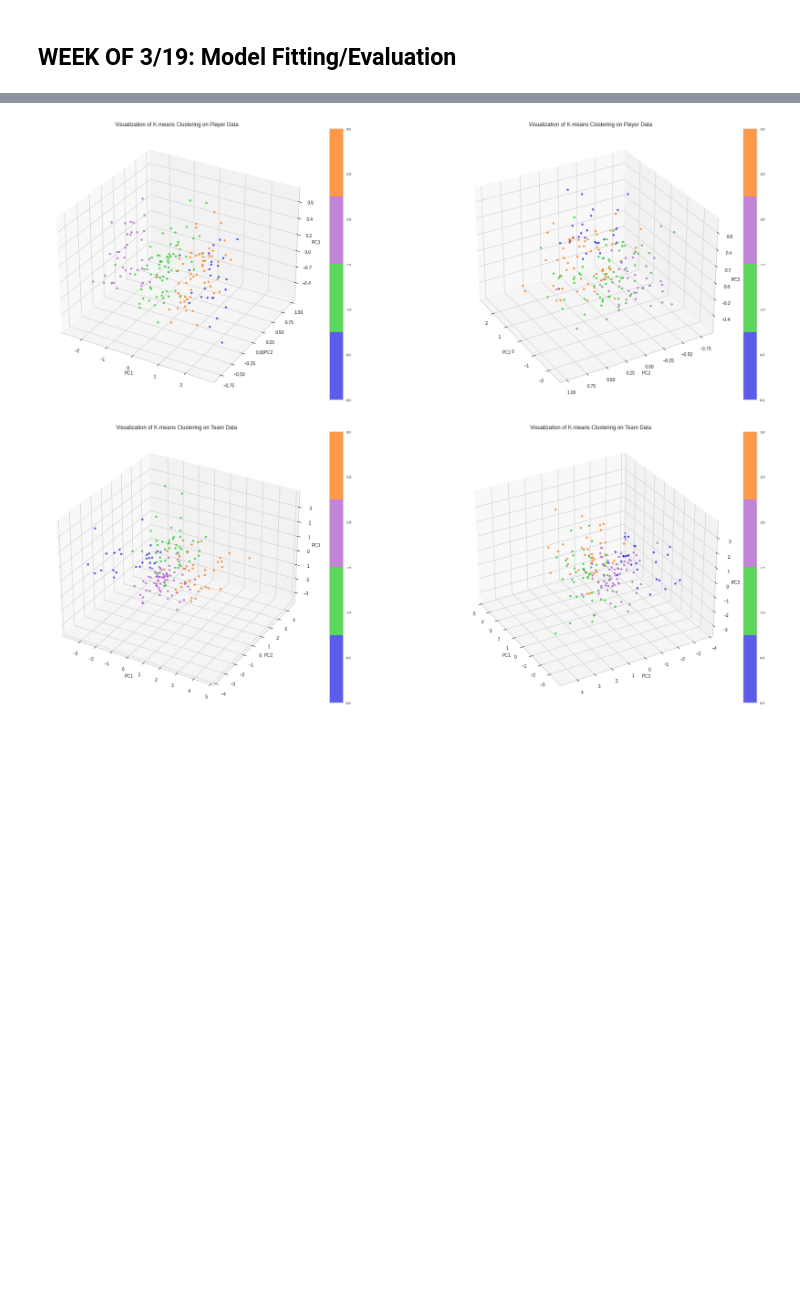
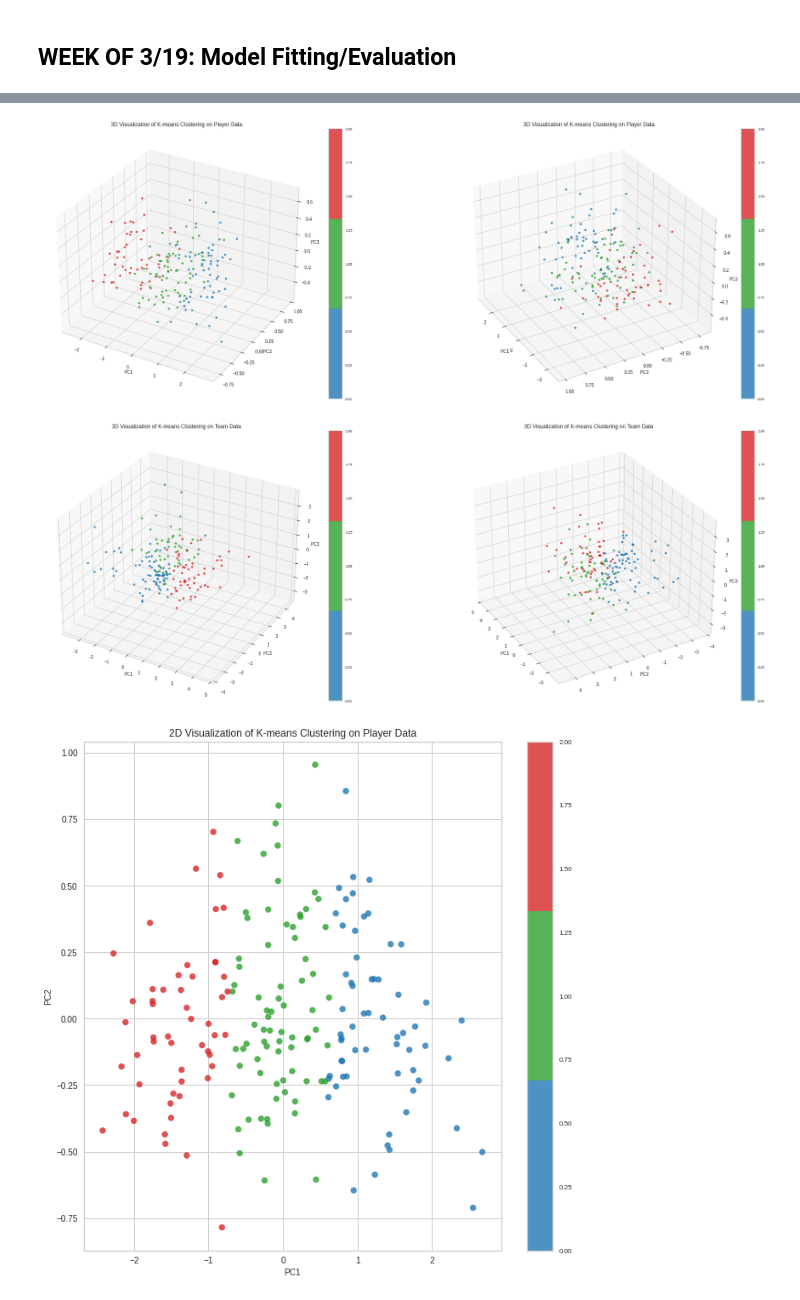
Before and after one commit to Danielpark1239/Spring_2023_IW, a Jupyter notebook: COS398_IW.ipynb, the cells around one changed output, grey strips where cells are left out. Saved outputs shown, nothing was run; the diff lists cells and outputs as text; code cells hidden in the pictures; blank space fills up the shorter version.

```diff
--- a/COS398_IW.ipynb
+++ b/COS398_IW.ipynb
@@ -686,60 +929,89 @@ ax1 = fig.add_subplot(1, 2, 1, projection='3d')
 ax2 = fig.add_subplot(1, 2, 2, projection='3d')
 axs = [ax1, ax2]
 
-# create a custom colormap with four distinct colors
-colors = [(0.2, 0.2, 0.9), (0.2, 0.8, 0.2), (0.7, 0.4, 0.8), (1.0, 0.5, 0.1)]
-cmap = mcolors.ListedColormap(colors)
+# Create custom colormap with 3 distinct colors
+cmap = plt.get_cmap("tab10")
+color1 = cmap(0)
+color2 = cmap(2)
+color3 = cmap(3)
+cmap3 = plt.cm.colors.ListedColormap([color1, color2, color3])
 
 # plot the original plot in the first subplot
-axs[0].scatter(player_data[:,0], player_data[:,1], player_data[:,2], c=kmeans_players.labels_, cmap=cmap, alpha=0.8)
+axs[0].scatter(player_data[:,0], player_data[:,1], player_data[:,2], c=kmeans_players.labels_, cmap=cmap3, alpha=0.8)
 axs[0].set_xlabel('PC1', fontsize=10)
 axs[0].set_ylabel('PC2', fontsize=10)
 axs[0].set_zlabel('PC3', fontsize=10)
-axs[0].set_title('Visualization of K-means Clustering on Player Data', fontsize=12)
+axs[0].set_title('3D Visualization of K-means Clustering on Player Data', fontsize=12)
 cbar1 = plt.colorbar(axs[0].collections[0], ax=axs[0])
 cbar1.ax.tick_params(labelsize=8)
 
 # plot the plot with a different viewing angle in the second subplot
-axs[1].scatter(player_data[:,0], player_data[:,1], player_data[:,2], c=kmeans_players.labels_, cmap=cmap, alpha=0.8)
+axs[1].scatter(player_data[:,0], player_data[:,1], player_data[:,2], c=kmeans_players.labels_, cmap=cmap3, alpha=0.8)
 axs[1].set_xlabel('PC1', fontsize=10)
 axs[1].set_ylabel('PC2', fontsize=10)
 axs[1].set_zlabel('PC3', fontsize=10)
-axs[1].set_title('Visualization of K-means Clustering on Player Data', fontsize=12)
+axs[1].set_title('3D Visualization of K-means Clustering on Player Data', fontsize=12)
 cbar2 = plt.colorbar(axs[1].collections[0], ax=axs[1])
 cbar2.ax.tick_params(labelsize=8)
 ax2.view_init(elev=30, azim=150)
 
 # Team data is in 9 dimensions, should do PCA to visualize
 team_pca = PCA(n_components=3)
 team_data_pca = team_pca.fit_transform(team_data)
 
 fig = plt.figure(figsize=(30, 11))
 ax1 = fig.add_subplot(1, 2, 1, projection='3d')
 ax2 = fig.add_subplot(1, 2, 2, projection='3d')
 axs = [ax1, ax2]
 
-# create a custom colormap with four distinct colors
-colors = [(0.2, 0.2, 0.9), (0.2, 0.8, 0.2), (0.7, 0.4, 0.8), (1.0, 0.5, 0.1)]
-cmap = mcolors.ListedColormap(colors)
-
 # plot the original plot in the first subplot
-axs[0].scatter(team_data_pca[:,0], team_data_pca[:,1], team_data_pca[:,2], c=kmeans_teams.labels_, cmap=cmap, alpha=0.8)
+axs[0].scatter(team_data_pca[:,0], team_data_pca[:,1], team_data_pca[:,2], c=kmeans_teams.labels_, cmap=cmap3, alpha=0.8)
 axs[0].set_xlabel('PC1', fontsize=10)
 axs[0].set_ylabel('PC2', fontsize=10)
 axs[0].set_zlabel('PC3', fontsize=10)
-axs[0].set_title('Visualization of K-means Clustering on Team Data', fontsize=12)
+axs[0].set_title('3D Visualization of K-means Clustering on Team Data', fontsize=12)
 cbar1 = plt.colorbar(axs[0].collections[0], ax=axs[0])
 cbar1.ax.tick_params(labelsize=8)
 
 # plot the plot with a different viewing angle in the second subplot
-axs[1].scatter(team_data_pca[:,0], team_data_pca[:,1], team_data_pca[:,2], c=kmeans_teams.labels_, cmap=cmap, alpha=0.8)
+axs[1].scatter(team_data_pca[:,0], team_data_pca[:,1], team_data_pca[:,2], c=kmeans_teams.labels_, cmap=cmap3, alpha=0.8)
 axs[1].set_xlabel('PC1', fontsize=10)
 axs[1].set_ylabel('PC2', fontsize=10)
 axs[1].set_zlabel('PC3', fontsize=10)
-axs[1].set_title('Visualization of K-means Clustering on Team Data', fontsize=12)
+axs[1].set_title('3D Visualization of K-means Clustering on Team Data', fontsize=12)
 cbar2 = plt.colorbar(axs[1].collections[0], ax=axs[1])
 cbar2.ax.tick_params(labelsize=8)
 ax2.view_init(elev=30, azim=150)
+
+# K-means: Visualization of clusters in 2d
+fig = plt.figure(figsize=(11, 11))
+ax = fig.add_subplot(1, 1, 1)
+
+# 2d PCA
+player_pca = PCA(n_components=2)
+player_data_pca = player_pca.fit_transform(player_data)
+team_pca = PCA(n_components=2)
+team_data_pca = team_pca.fit_transform(team_data)
+
+# plot 2D player data
+ax.scatter(player_data_pca[:,0], player_data_pca[:,1], c=kmeans_players.labels_, cmap=cmap3, alpha=0.8)
+ax.set_xlabel('PC1', fontsize=10)
+ax.set_ylabel('PC2', fontsize=10)
+ax.set_title('2D Visualization of K-means Clustering on Player Data', fontsize=12)
+cbar1 = plt.colorbar(ax.collections[0], ax=ax)
+cbar1.ax.tick_params(labelsize=8)
+
+fig = plt.figure(figsize=(11, 11))
+ax = fig.add_subplot(1, 1, 1)
+
+# plot 2D team data
+ax.scatter(team_data_pca[:,0], team_data_pca[:,1], c=kmeans_teams.labels_, cmap=cmap3, alpha=0.8)
+ax.set_xlabel('PC1', fontsize=10)
+ax.set_ylabel('PC2', fontsize=10)
+ax.set_title('2D Visualization of K-means Clustering on Team Data', fontsize=12)
+cbar1 = plt.colorbar(ax.collections[0], ax=ax)
+cbar1.ax.tick_params(labelsize=8)
 # %% [output]
-[figure, old version]
+[figure, new version]
-[figure, old version]
+[figure, new version]
+[figure, added]
```
Also changed, not shown: parts of 21 cells of this notebook.
